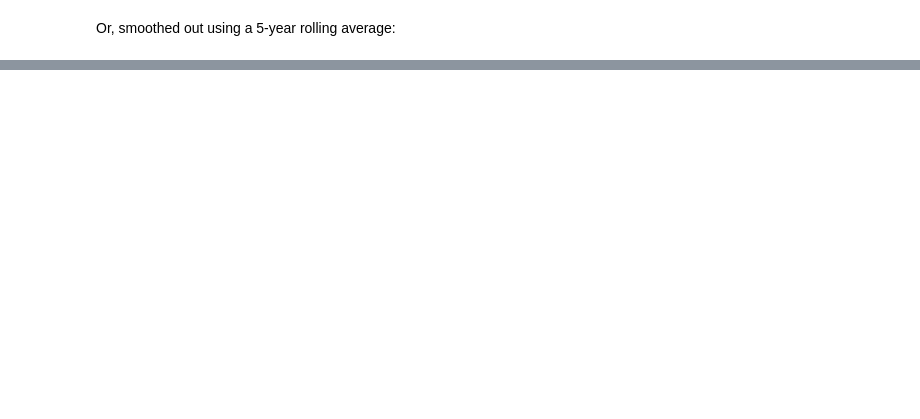
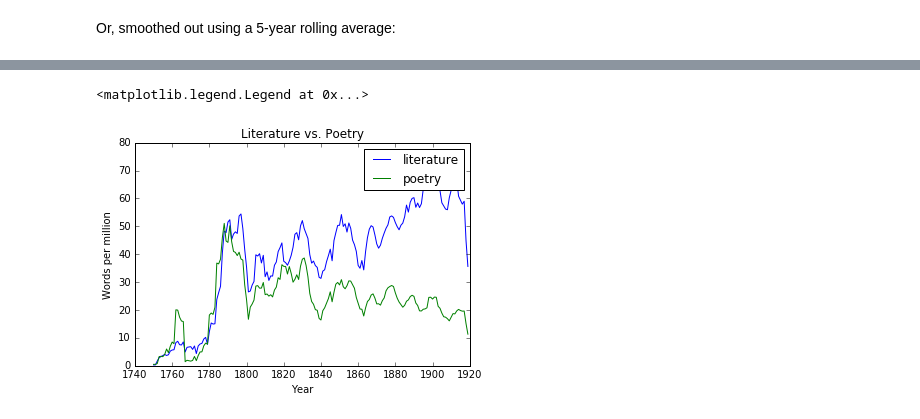
Before and after one commit to davidmcclure/history-of-literature, a Jupyter notebook: notes/hathi-data.ipynb, the cells around one changed output, grey strips where cells are left out. Cells and saved outputs as stored; diff of their text form; code cells hidden in the pictures; blank space fills up the shorter version.

```diff
--- a/notes/hathi-data.ipynb
+++ b/notes/hathi-data.ipynb
@@ -223,0 +226,13 @@ plt.plot(xs, smoothed)
+# %%
+literature = counts.token_year_wpm_series_smooth('literature', xs)
+poetry = counts.token_year_wpm_series_smooth('poetry', xs)
+
+plt.title('Literature vs. Poetry')
+plt.xlabel('Year')
+plt.ylabel('Words per million')
+plt.plot(xs, literature, label='literature')
+plt.plot(xs, poetry, label='poetry')
+plt.legend(loc='upper right')
+# %% [output]
+<matplotlib.legend.Legend at 0x...>
+[figure, added]
```
Also changed, not shown: parts of 6 cells of this notebook, 1 other file.
